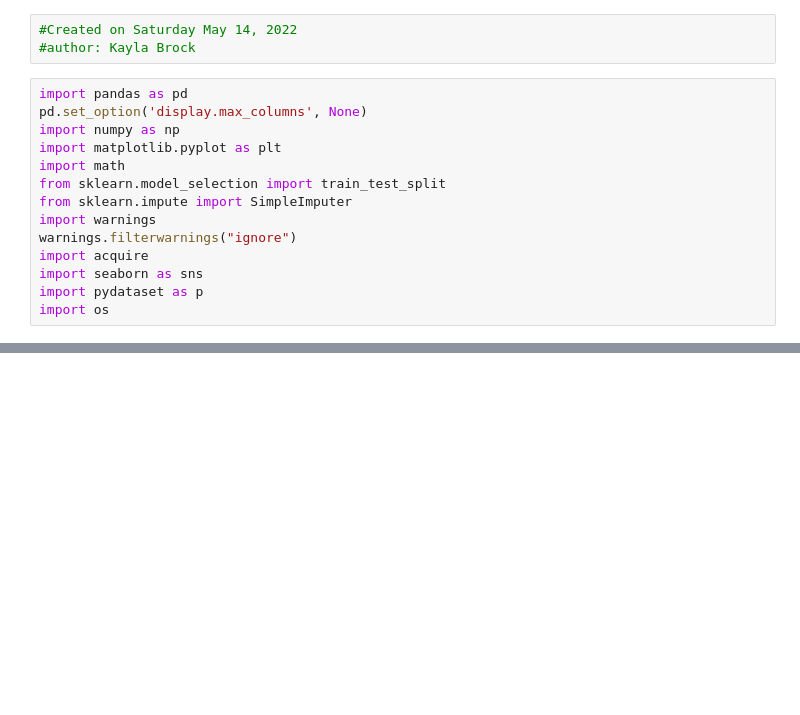
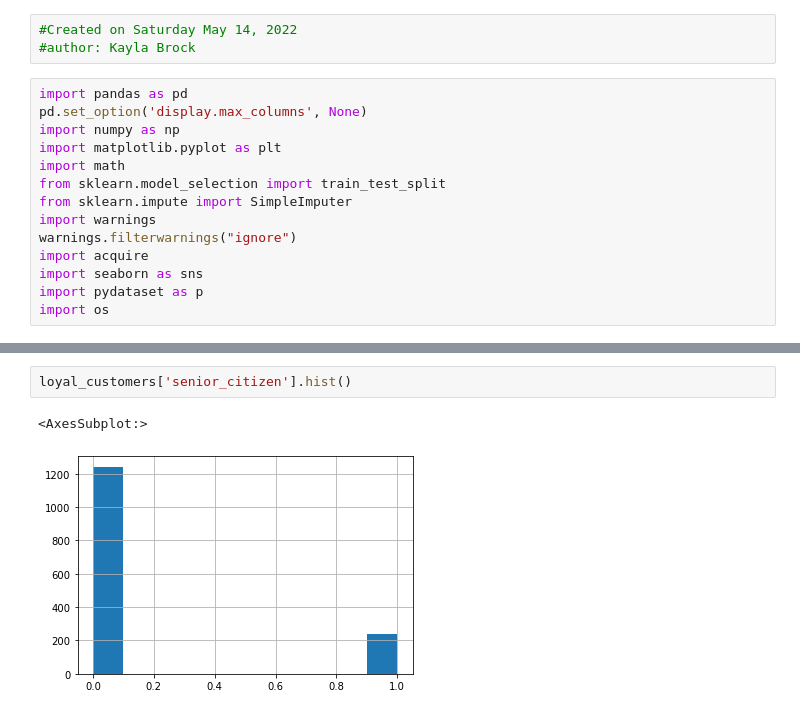
Before and after one commit to Kayfj41901/classification_exercises, a Jupyter notebook: Telco.ipynb, the cells around one changed output, grey strips where cells are left out. Drawn from its saved outputs; the diff is of its cells as text; blank space fills up the shorter version.

```diff
--- a/Telco.ipynb
+++ b/Telco.ipynb
@@ -30,0 +559,5 @@ df.head()
+# %%
+loyal_customers['senior_citizen'].hist()
+# %% [output]
+<AxesSubplot:>
+[figure, added]
```
Also changed, not shown: parts of 84 cells of this notebook, 1 other file.
